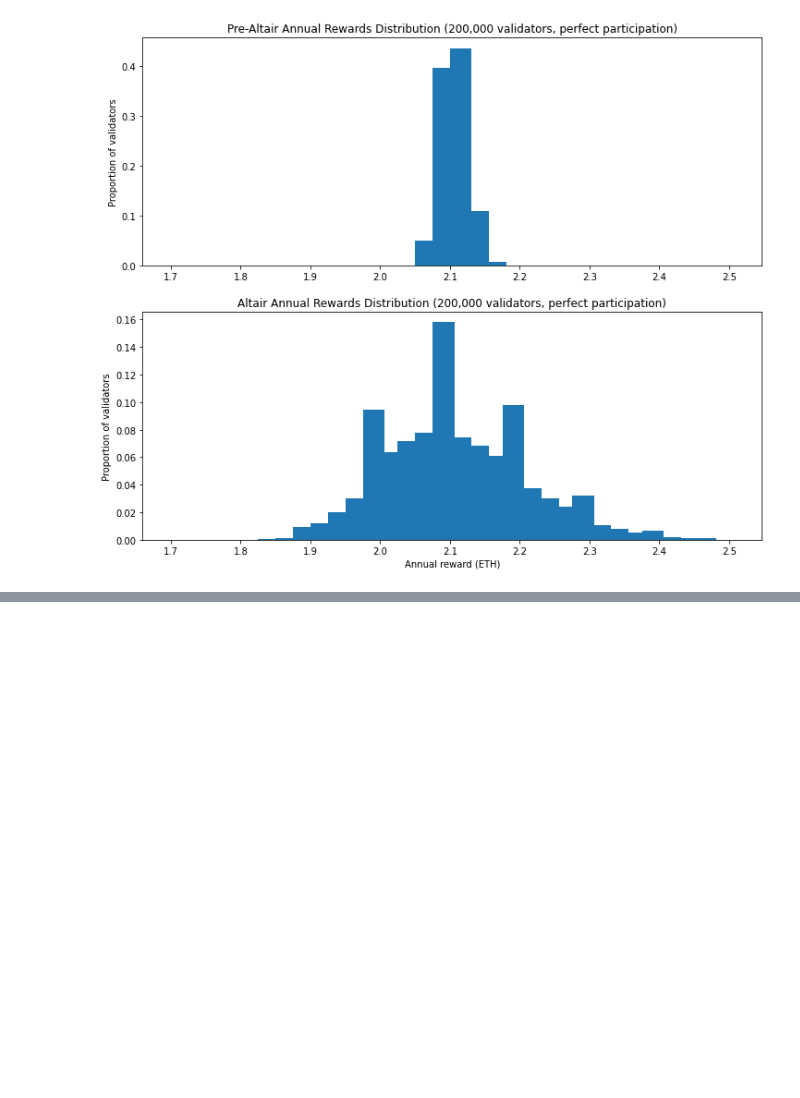
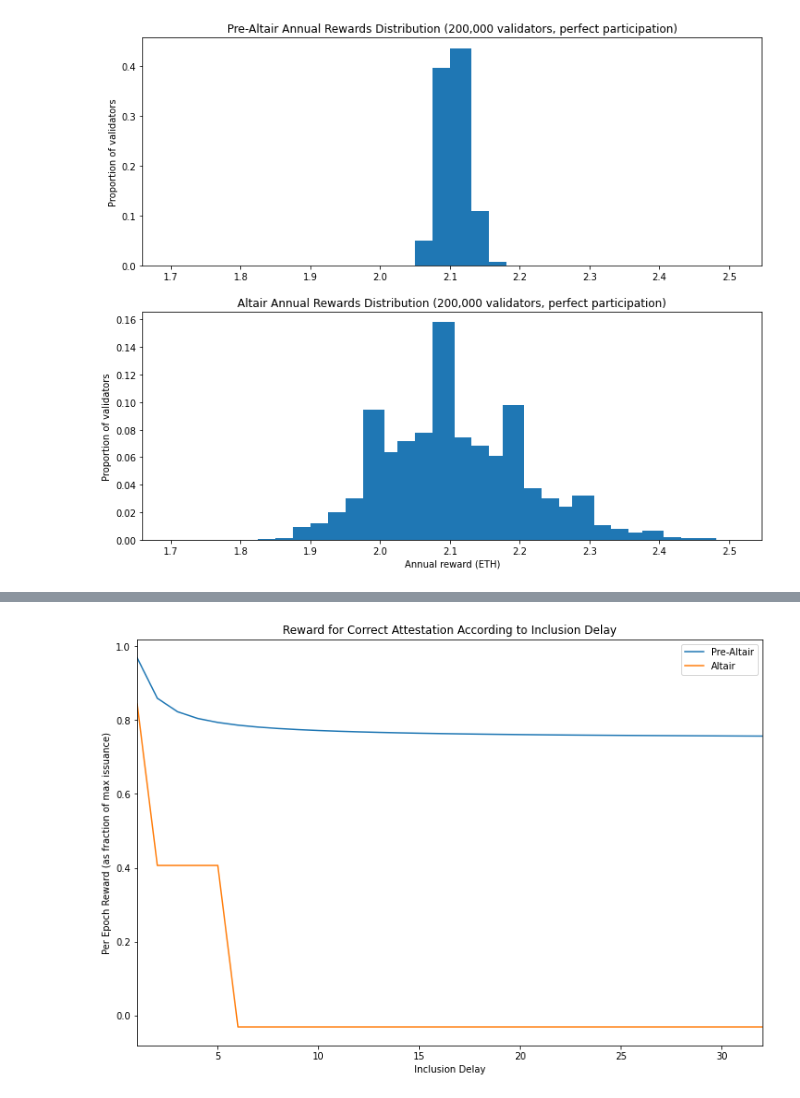
Before and after one commit to pintail-xyz/altair-rewards, a Jupyter notebook: altair.ipynb, the cells around one changed output, grey strips where cells are left out. Cells and saved outputs as stored; diff of their text form; code cells hidden in the pictures; blank space fills up the shorter version.

```diff
--- a/altair.ipynb
+++ b/altair.ipynb
@@ -423,0 +442,26 @@ Many thanks to Lido finance for funding this work through their [ecosystem grant
+# %%
+# plot attestation reward against inclusion delay
+
+pre_altair_reward = []
+altair_reward = []
+x = []
+for delay in range(1,33):
+    x += [delay]
+    pre_altair_reward.append(0.75 + 0.25 * (7/8) / delay)
+    if delay == 1:
+        altair_reward.append((HEAD_WEIGHT + SOURCE_WEIGHT + TARGET_WEIGHT) / WEIGHT_DENOMINATOR)
+    elif delay <= 5:
+        altair_reward.append((SOURCE_WEIGHT + TARGET_WEIGHT - HEAD_WEIGHT) / WEIGHT_DENOMINATOR)
+    else:
+        altair_reward.append((TARGET_WEIGHT - HEAD_WEIGHT - SOURCE_WEIGHT) / WEIGHT_DENOMINATOR)
+
+fig, ax = plt.subplots(figsize=(12, 8))
+ax.plot(x, pre_altair_reward, label="Pre-Altair")
+ax.plot(x, altair_reward, label="Altair")
+ax.set_xlabel("Inclusion Delay")
+ax.set_ylabel("Per Epoch Reward (as fraction of max issuance)")
+ax.set_title("Reward for Correct Attestation According to Inclusion Delay")
+ax.set_xlim([1,32])
+leg = ax.legend()
+# %% [output]
+[figure, added]
```
Also changed, not shown: parts of 7 cells of this notebook, 6 other files.
